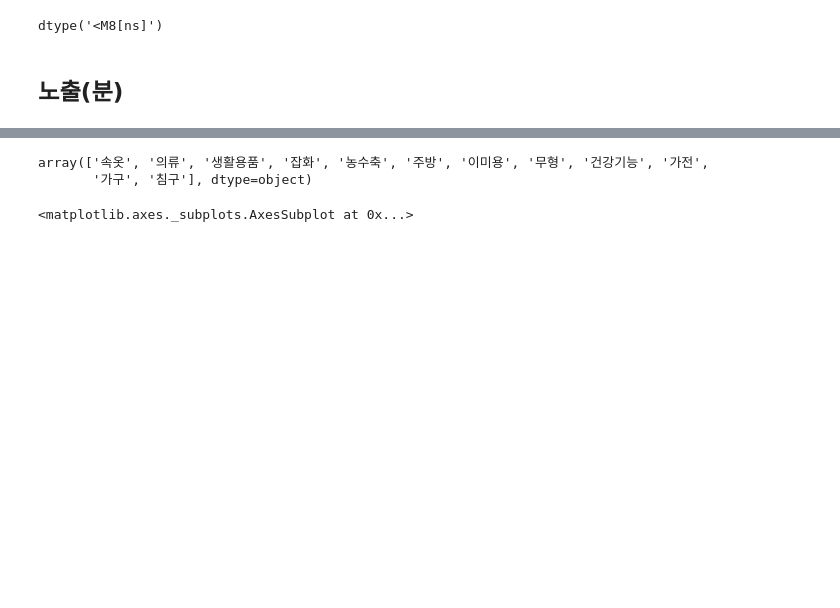
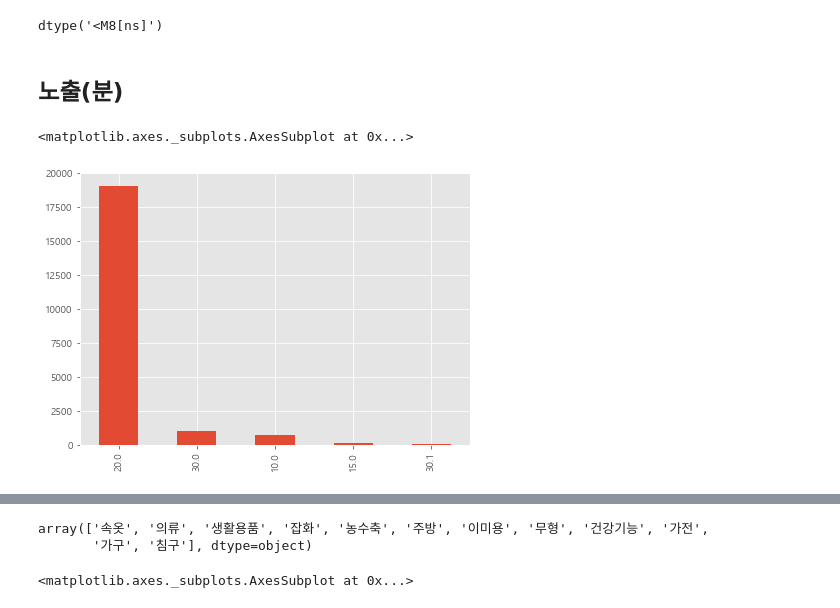
Before and after one commit to Hinterhalter/Home_shopping_Predict, a Jupyter notebook: Program_EDA.ipynb, the cells around one changed output, grey strips where cells are left out. Drawn from its saved outputs; the diff is of its cells as text; code cells hidden in the pictures; blank space fills up the shorter version.

```diff
--- a/Program_EDA.ipynb
+++ b/Program_EDA.ipynb
@@ -104,6 +107,11 @@ df_raw['방송일시'].dtype
 dtype('<M8[ns]')
 # %% [markdown]
 ## 노출(분)
+# %%
+df['노출(분)'].value_counts().head().plot(kind='bar', figsize=(7,5))
+# %% [output]
+<matplotlib.axes._subplots.AxesSubplot at 0x...>
+[figure, added]
 # %%
 print(df_raw['노출(분)'].describe())
 fig, ax = plt.subplots(nrows=1, ncols=2, figsize=(14, 4))
```
Also changed, not shown: parts of 23 cells of this notebook.
